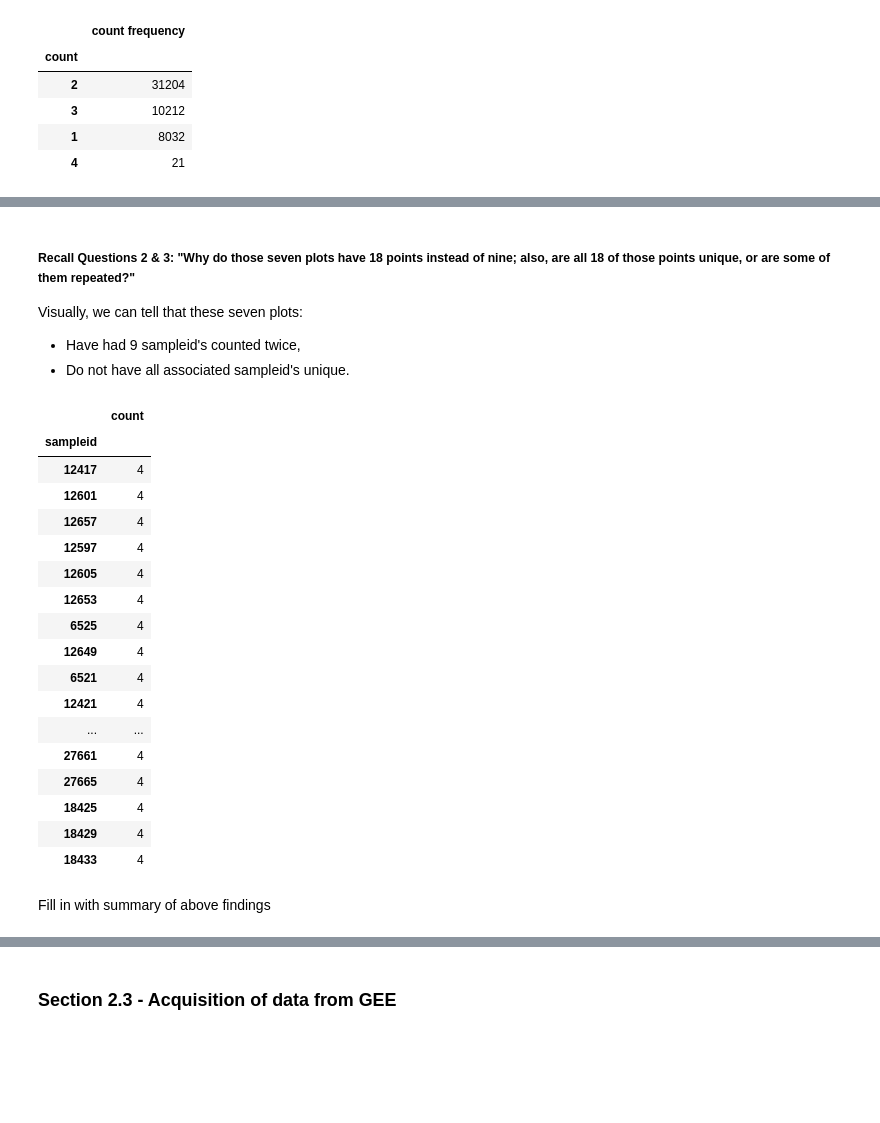
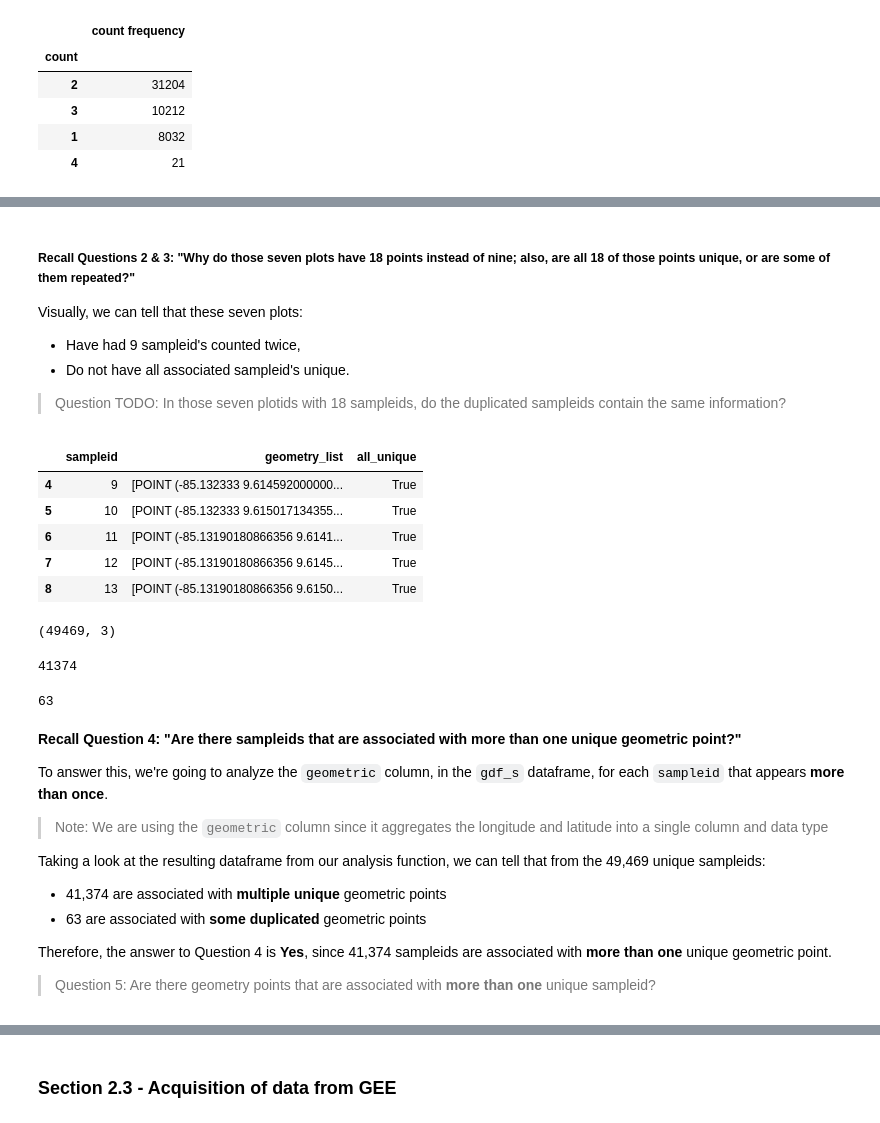
Before and after one commit to peaquainoo/NDMN-Notebooks, a Jupyter notebook: CostaRica-Notebook/Data Acquisition Team/DanV2_Pipeline_DAT.ipynb, the cells around one changed output, grey strips where cells are left out. Saved outputs shown, nothing was run; the diff lists cells and outputs as text; code cells hidden in the pictures; blank space fills up the shorter version.

```diff
--- a/CostaRica-Notebook/Data Acquisition Team/DanV2_Pipeline_DAT.ipynb
+++ b/CostaRica-Notebook/Data Acquisition Team/DanV2_Pipeline_DAT.ipynb
@@ -412,34 +406,42 @@ display(analyze_plotids(plotid_counts_mt9.index, gdf_s))
 Visually, we can tell that these seven plots:
 - Have had 9 sampleid's counted twice,
 - Do not have all associated sampleid's unique.
+
+> Question TODO: In those seven plotids with 18 sampleids, do the duplicated sampleids contain the same information?
 # %%
-# TODO: Answer Question 4: "Do the points that appear repeatedly have the same longitude and latitude?"
+# This answers Question 4: "Are there sampleids that are associated with more than one unique geometric point?"
 
-# For starters, let's work with the 21 points that appear four times
+# Call the analyze_ids function to analyze the values of each sampleid and determine if and what the duplicates are
+results_df, duplicates_df = analyze_ids(gdf_s, "sampleid", "geometry")
 
-display(sampleid_counts[sampleid_counts['count'] == 4])
+results_mt1_geopoint = results_df[results_df['geometry_list'].apply(len) > 1]
 
-#for sampleid in sampleid_counts[sampleid_counts['count'] == 4].index:
-    # TODO: Finish loop dumbass
-    # Specifically create a subset of gdf_s that contains only the sampleids listed below so we can check their long/lats
+# Display the results of the above function call
+display(results_mt1_geopoint[results_mt1_geopoint['all_unique'] == True].head())
+display(results_df.shape)
+display(results_mt1_geopoint[results_mt1_geopoint['all_unique'] == True].shape[0])
+display(results_df[results_df['all_unique'] == False].shape[0])
 # %% [output]
-|  | count |
-| sampleid |  |
-| 12417 | 4 |
-| 12601 | 4 |
-| 12657 | 4 |
-| 12597 | 4 |
-| 12605 | 4 |
-| 12653 | 4 |
-| 6525 | 4 |
-| 12649 | 4 |
-| 6521 | 4 |
-| 12421 | 4 |
-| ... | ... |
-| 27661 | 4 |
-| 27665 | 4 |
-| 18425 | 4 |
-| 18429 | 4 |
-| 18433 | 4 |
+|  | sampleid | geometry_list | all_unique |
+| 4 | 9 | [POINT (-85.132333 9.614592000000... | True |
+| 5 | 10 | [POINT (-85.132333 9.615017134355... | True |
+| 6 | 11 | [POINT (-85.13190180866356 9.6141... | True |
+| 7 | 12 | [POINT (-85.13190180866356 9.6145... | True |
+| 8 | 13 | [POINT (-85.13190180866356 9.6150... | True |
+(49469, 3)
+41374
+63
 # %% [markdown]
-Fill in with summary of above findings
+**Recall Question 4: "Are there sampleids that are associated with **more than one** unique geometric point?"**
+
+To answer this, we're going to analyze the `geometric` column, in the `gdf_s` dataframe, for each `sampleid` that appears **more than once**.
+
+> Note: We are using the `geometric` column since it aggregates the longitude and latitude into a single column and data type
+
+Taking a look at the resulting dataframe from our analysis function, we can tell that from the 49,469 unique sampleids:
+- 41,374 are associated with **multiple unique** geometric points
+- 63 are associated with **some duplicated** geometric points
+
+Therefore, the answer to Question 4 is **Yes**, since 41,374 sampleids are associated with **more than one** unique geometric point.
+
+> Question 5: Are there geometry points that are associated with **more than one** unique sampleid?
```
Also changed, not shown: parts of 10 cells of this notebook.
